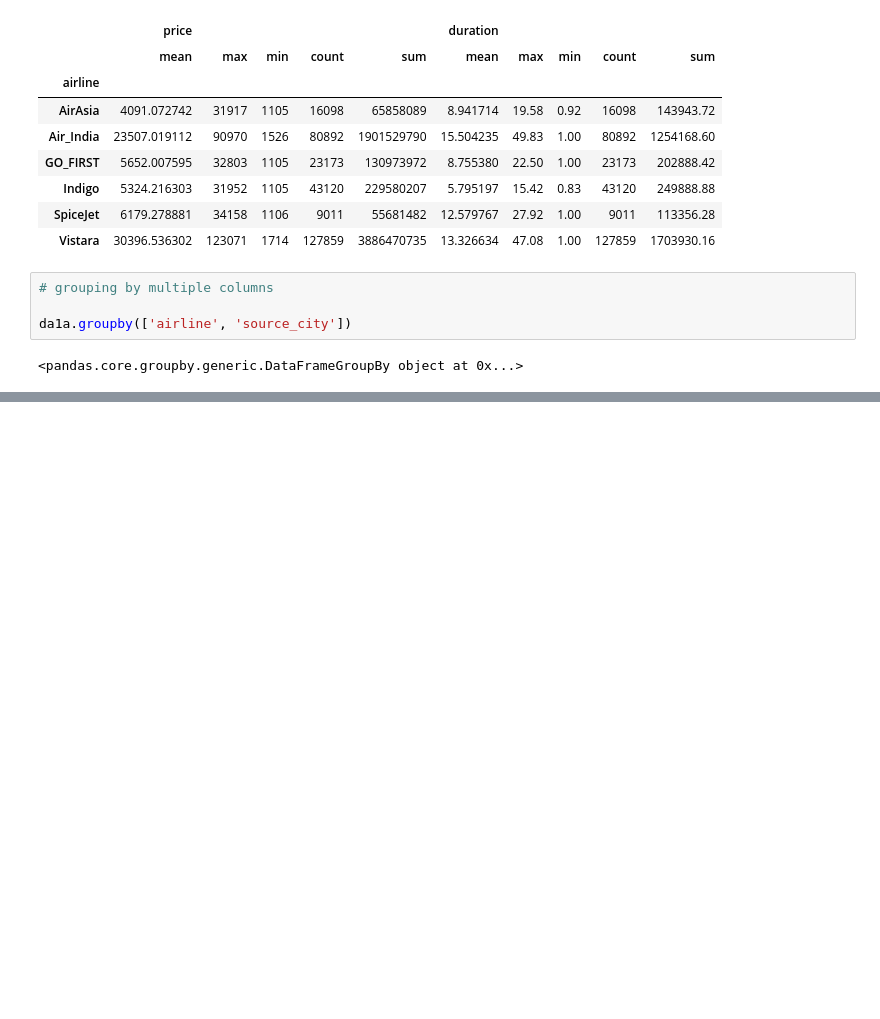
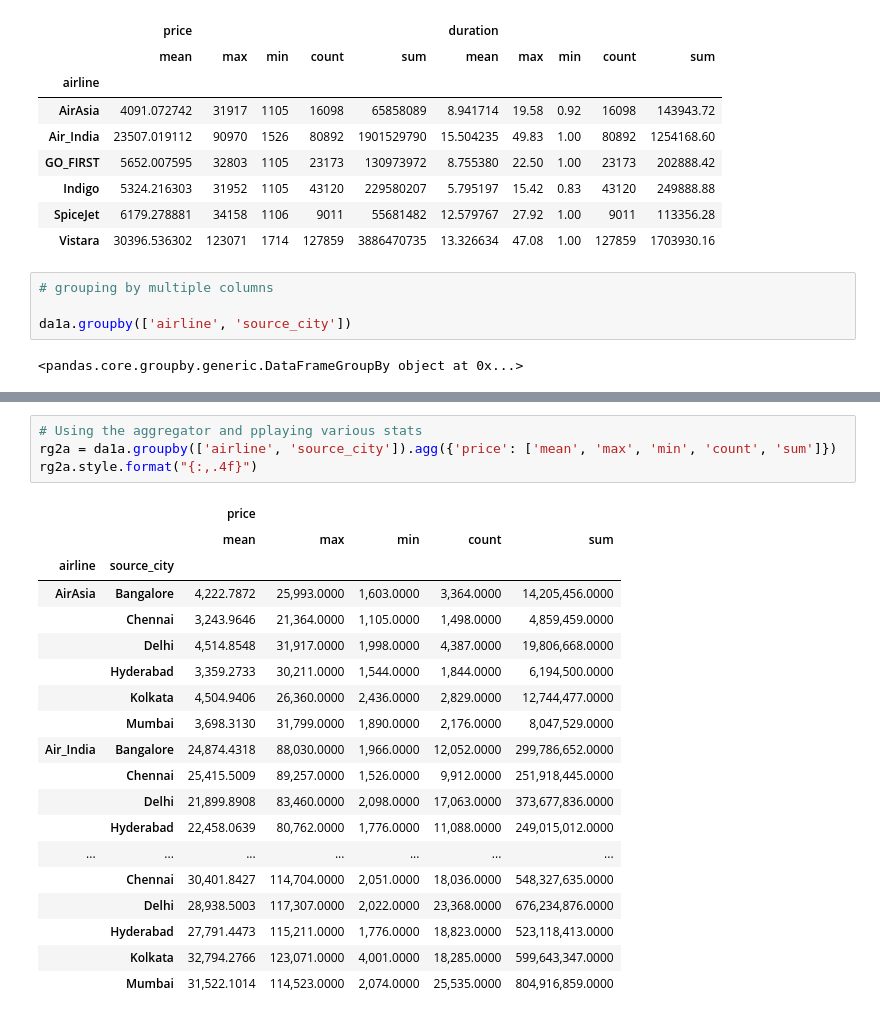
Before and after one commit to xyizko/xo-mathz, a Jupyter notebook: nb/yt-pandas-2.ipynb, the cells around one changed output, grey strips where cells are left out. Saved outputs shown, nothing was run; the diff lists cells and outputs as text; blank space fills up the shorter version.

```diff
--- a/nb/yt-pandas-2.ipynb
+++ b/nb/yt-pandas-2.ipynb
@@ -1396,0 +1398,24 @@ da1a.groupby(['airline', 'source_city']).mean(numeric_only=True)
+# %%
+# Using the aggregator and pplaying various stats
+rg2a = da1a.groupby(['airline', 'source_city']).agg({'price': ['mean', 'max', 'min', 'count', 'sum']})
+rg2a.style.format("{:,.4f}")
+# %% [output]
+|  |  | price |  |  |  |  |
+|  |  | mean | max | min | count | sum |
+| airline | source_city |  |  |  |  |  |
+| AirAsia | Bangalore | 4,222.7872 | 25,993.0000 | 1,603.0000 | 3,364.0000 | 14,205,456.0000 |
+|  | Chennai | 3,243.9646 | 21,364.0000 | 1,105.0000 | 1,498.0000 | 4,859,459.0000 |
+|  | Delhi | 4,514.8548 | 31,917.0000 | 1,998.0000 | 4,387.0000 | 19,806,668.0000 |
+|  | Hyderabad | 3,359.2733 | 30,211.0000 | 1,544.0000 | 1,844.0000 | 6,194,500.0000 |
+|  | Kolkata | 4,504.9406 | 26,360.0000 | 2,436.0000 | 2,829.0000 | 12,744,477.0000 |
+|  | Mumbai | 3,698.3130 | 31,799.0000 | 1,890.0000 | 2,176.0000 | 8,047,529.0000 |
+| Air_India | Bangalore | 24,874.4318 | 88,030.0000 | 1,966.0000 | 12,052.0000 | 299,786,652.0000 |
+|  | Chennai | 25,415.5009 | 89,257.0000 | 1,526.0000 | 9,912.0000 | 251,918,445.0000 |
+|  | Delhi | 21,899.8908 | 83,460.0000 | 2,098.0000 | 17,063.0000 | 373,677,836.0000 |
+|  | Hyderabad | 22,458.0639 | 80,762.0000 | 1,776.0000 | 11,088.0000 | 249,015,012.0000 |
+| ... | ... | ... | ... | ... | ... | ... |
+|  | Chennai | 30,401.8427 | 114,704.0000 | 2,051.0000 | 18,036.0000 | 548,327,635.0000 |
+|  | Delhi | 28,938.5003 | 117,307.0000 | 2,022.0000 | 23,368.0000 | 676,234,876.0000 |
+|  | Hyderabad | 27,791.4473 | 115,211.0000 | 1,776.0000 | 18,823.0000 | 523,118,413.0000 |
+|  | Kolkata | 32,794.2766 | 123,071.0000 | 4,001.0000 | 18,285.0000 | 599,643,347.0000 |
+|  | Mumbai | 31,522.1014 | 114,523.0000 | 2,074.0000 | 25,535.0000 | 804,916,859.0000 |
```
Also changed, not shown: parts of 1 cell of this notebook.
